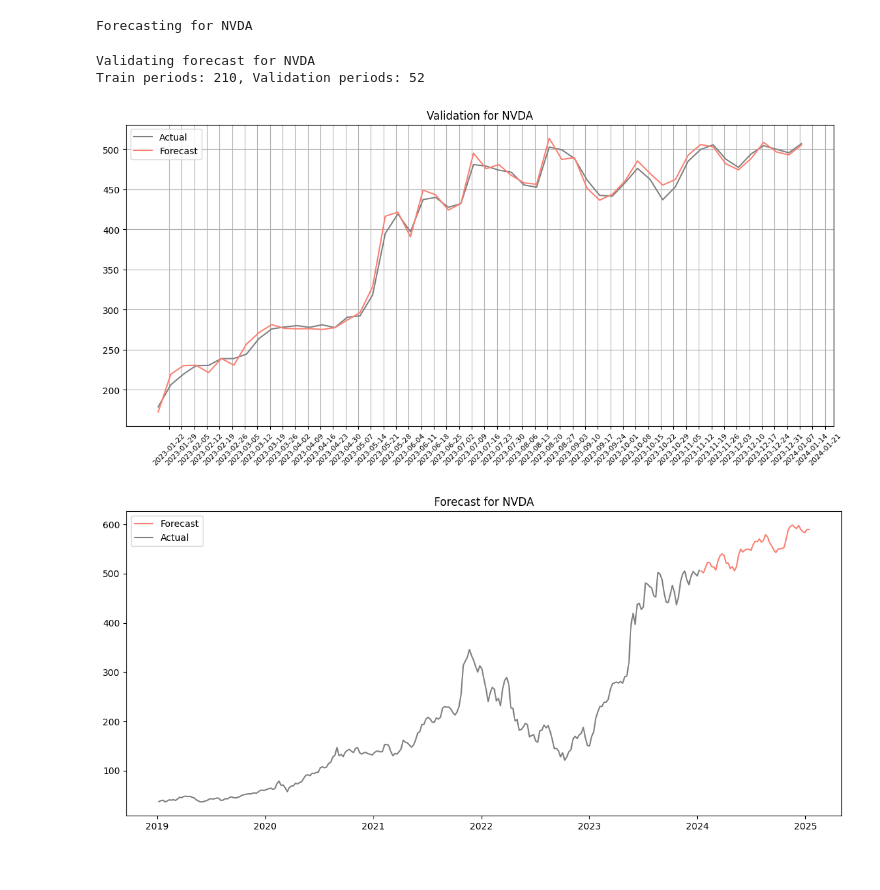
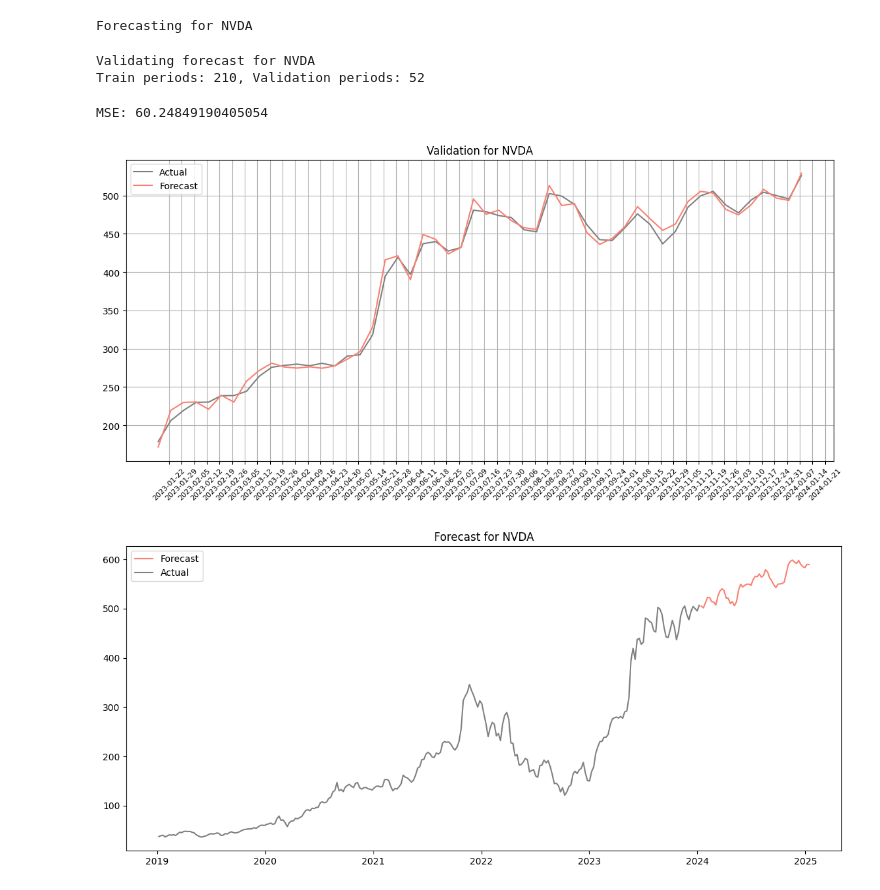
Before and after one commit to sienlonglim/financial_analysis_forecasting, a Jupyter notebook: p1_SARIMA_forecasting.ipynb, the cells around one changed output. Cells and saved outputs as stored; diff of their text form; code cells hidden in the pictures.

```diff
--- a/p1_SARIMA_forecasting.ipynb
+++ b/p1_SARIMA_forecasting.ipynb
@@ -296,7 +314,7 @@ class Forecaster():
             except Exception as e:
                 raise Exception(e)
 # %%
-forecaster = Forecaster('NVDA', period='5y')
+forecaster = Forecaster('NVDA')
 forecaster
 # %% [output]
 Forecaster(price_type=High, period=5y,interval=1wk, order=(1, 1, 1), seasonal_order=(1, 1, 1, 52), tickers=dict_values([None])
@@ -304,12 +322,13 @@ Forecaster(price_type=High, period=5y,interval=1wk, order=(1, 1, 1), seasonal_or
 forecaster.forecast()
 # %% [output]
 Forecasting for NVDA
-# %%
-forecaster.forecast_validation()
-# %% [output]
-Validating forecast for NVDA
-Train periods: 210, Validation periods: 52
-[figure, removed]
+# %%
+forecaster.forecast_validation(period='5y', order=(1, 1, 1))
+# %% [output]
+Validating forecast for NVDA
+Train periods: 210, Validation periods: 52
+MSE: 60.24849190405054
+[figure, added]
 # %%
 forecaster.plot_forecast(forecast_only=False)
 # %% [output]
```
Also changed, not shown: parts of 1 cell of this notebook.
